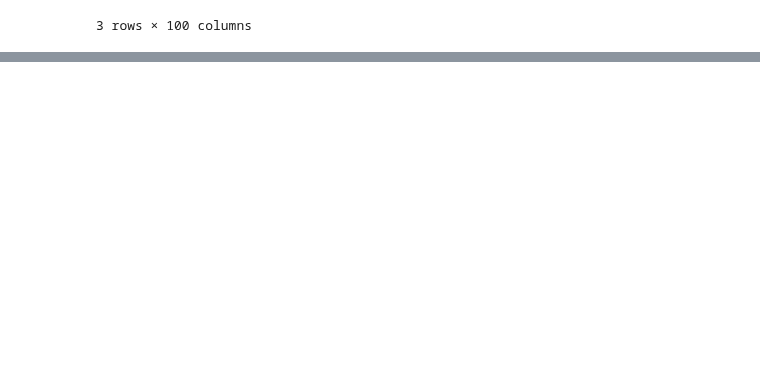
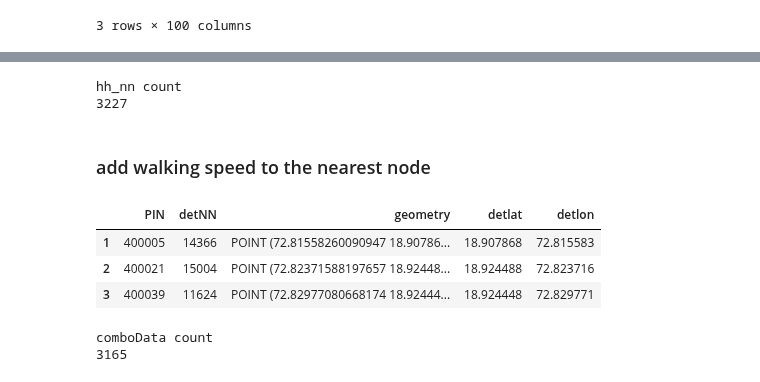
Before and after one commit to worldbank/GOST_PublicGoods, a Jupyter notebook: Implementations/Mumbai_accessibility_analysis/OD_Mumbai_jobs_w_PIN_codes.ipynb, the cells around one changed output, grey strips where cells are left out. Drawn from its saved outputs; the diff is of its cells as text; code cells hidden in the pictures; blank space fills up the shorter version.

```diff
--- a/Implementations/Mumbai_accessibility_analysis/OD_Mumbai_jobs_w_PIN_codes.ipynb
+++ b/Implementations/Mumbai_accessibility_analysis/OD_Mumbai_jobs_w_PIN_codes.ipynb
@@ -1004,0 +1074,11 @@ KeyError: 'NN'
+# %%
+hh_nn = hh_nn[['unique_trip','pin_destination','NN_dist','NN', 'lat', 'long']]
+hh_nn.columns = ['unique_trip', 'PIN','walk_dist_to_nn','hhNN', 'hhlat', 'hhlon']
+
+print('hh_nn count')
+print(len(hh_nn.index))
+# %% [output]
+hh_nn count
+3227
+# %% [markdown]
+### add walking speed to the nearest node
@@ -1004,0 +1089,20 @@ KeyError: 'NN'
+# %%
+# destination nodes gdf should already be defined
+det_nn_gpd[:3]
+# %% [output]
+|  | PIN | detNN | geometry | detlat | detlon |
+| 1 | 400005 | 14366 | POINT (72.81558260090947 18.90786... | 18.907868 | 72.815583 |
+| 2 | 400021 | 15004 | POINT (72.82371588197657 18.92448... | 18.924488 | 72.823716 |
+| 3 | 400039 | 11624 | POINT (72.82977080668174 18.92444... | 18.924448 | 72.829771 |
+# %%
+# Combine Data
+# The default is 'inner', which is like a SQL inner join, which selects all rows from both tables as long as there is a match between the columns
+# In this case, only the rows that contain PIN values that are common between hh_nn and det_nn remain in the merged data
+# This can explain how there are less rows after the merge, for example the certain PIN values don't exist in the PIN centroids dataset
+comboData = pd.merge(hh_nn, det_nn_gpd, on='PIN')
+
+print('comboData count')
+print(len(comboData.index))
+# %% [output]
+comboData count
+3165
```
Also changed, not shown: parts of 47 cells of this notebook, 2 other files.
